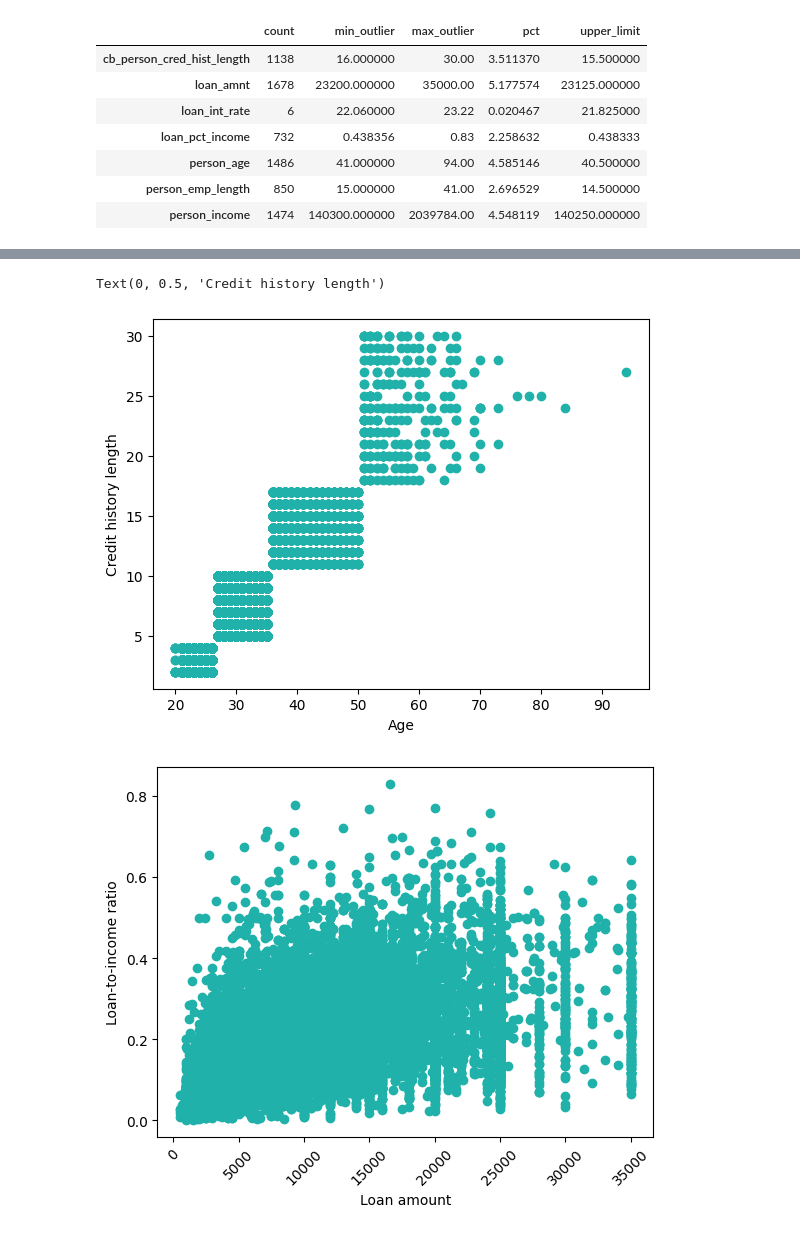
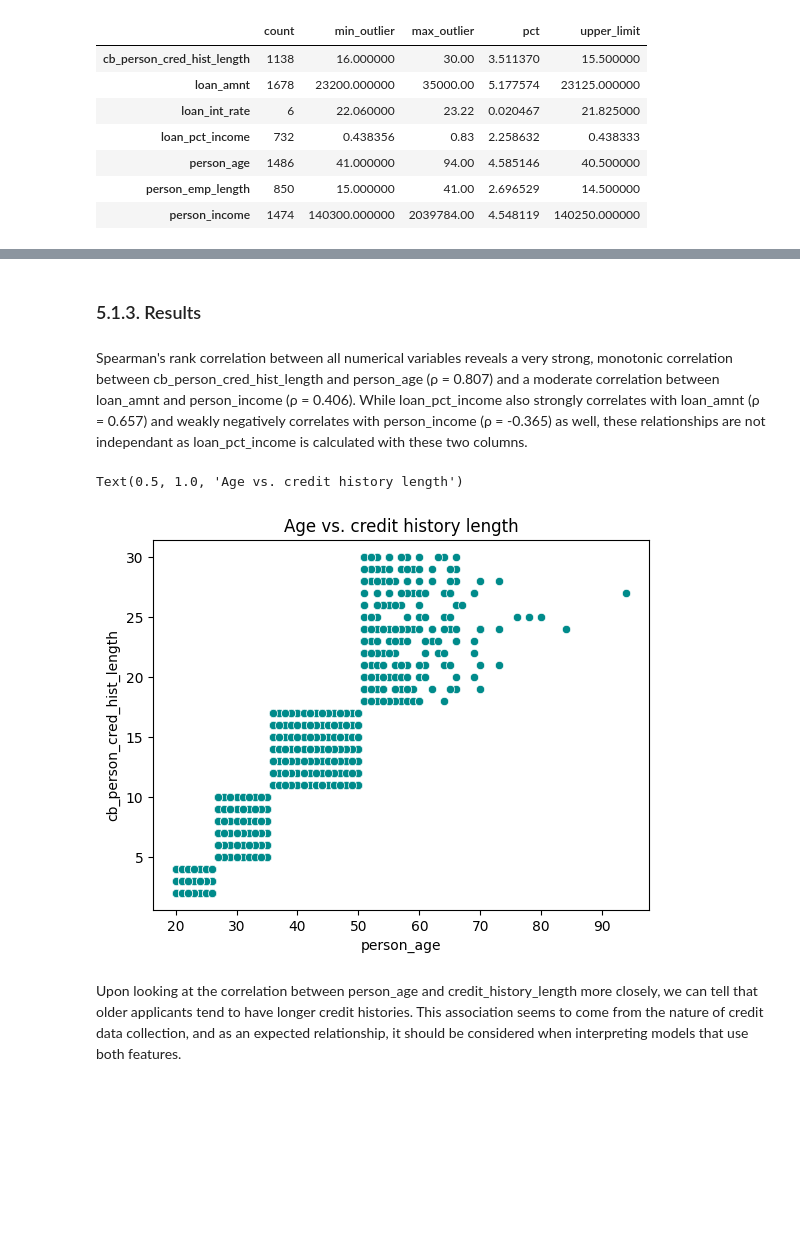
Before and after one commit to hahanni/credit-risk-analysis, a Jupyter notebook: risk analysis/notebooks/eda.ipynb, the cells around one changed output, grey strips where cells are left out. Drawn from its saved outputs; the diff is of its cells as text; code cells hidden in the pictures; blank space fills up the shorter version.

```diff
--- a/risk analysis/notebooks/eda.ipynb
+++ b/risk analysis/notebooks/eda.ipynb
@@ -96,4 +115,3 @@ In the data quality assessment we will be taking a closer look to the identified
 # %%
-df["cb_person_default_on_file"] = df["cb_person_default_on_file"].replace(to_replace= ["N", "Y"], value= [0, 1])
-df[["cb_person_default_on_file", "loan_status"]] = df[["cb_person_default_on_file", "loan_status"]].astype(bool)
-df.head()
+df["cb_person_default_on_file"] = df["cb_person_default_on_file"].map({"N": False, "Y": True})
+df["loan_status"] = df["loan_status"].astype(bool)
@@ -677,16 +623,13 @@ sns.heatmap(num_correlation, annot=True, cmap = "crest_r")
+# %% [markdown]
+### 5.1.3. Results
+# %% [markdown]
+Spearman's rank correlation between all numerical variables reveals a very strong, monotonic correlation between cb_person_cred_hist_length and person_age (ρ = 0.807) and a moderate correlation between loan_amnt and person_income (ρ = 0.406). While loan_pct_income also strongly correlates with loan_amnt (ρ = 0.657) and weakly negatively correlates with person_income (ρ = -0.365) as well, these relationships are not independant as loan_pct_income is calculated with these two columns.
 # %%
-plt.scatter(df_clean["person_age"], df_clean["cb_person_cred_hist_length"], c="lightseagreen")
-plt.xlabel("Age")
-plt.ylabel("Credit history length")
+sns.scatterplot(data=df_clean, x="person_age", y="cb_person_cred_hist_length", color="darkcyan")
+plt.title("Age vs. credit history length")
 # %% [output]
-Text(0, 0.5, 'Credit history length')
+Text(0.5, 1.0, 'Age vs. credit history length')
-[figure, old version]
+[figure, new version]
-# %%
-plt.scatter(df_clean["loan_amnt"], df_clean["loan_pct_income"], c="lightseagreen")
-plt.xlabel("Loan amount")
-plt.ylabel("Loan-to-income ratio")
-plt.ticklabel_format(style='plain')
-plt.tick_params(axis='x', labelrotation=45)
-# %% [output]
-[figure, removed]
+# %% [markdown]
+Upon looking at the correlation between person_age and credit_history_length more closely, we can tell that older applicants tend to have longer credit histories. This association seems to come from the nature of credit data collection, and as an expected relationship, it should be considered when interpreting models that use both features.
 # %%
```
Also changed, not shown: parts of 122 cells of this notebook.
